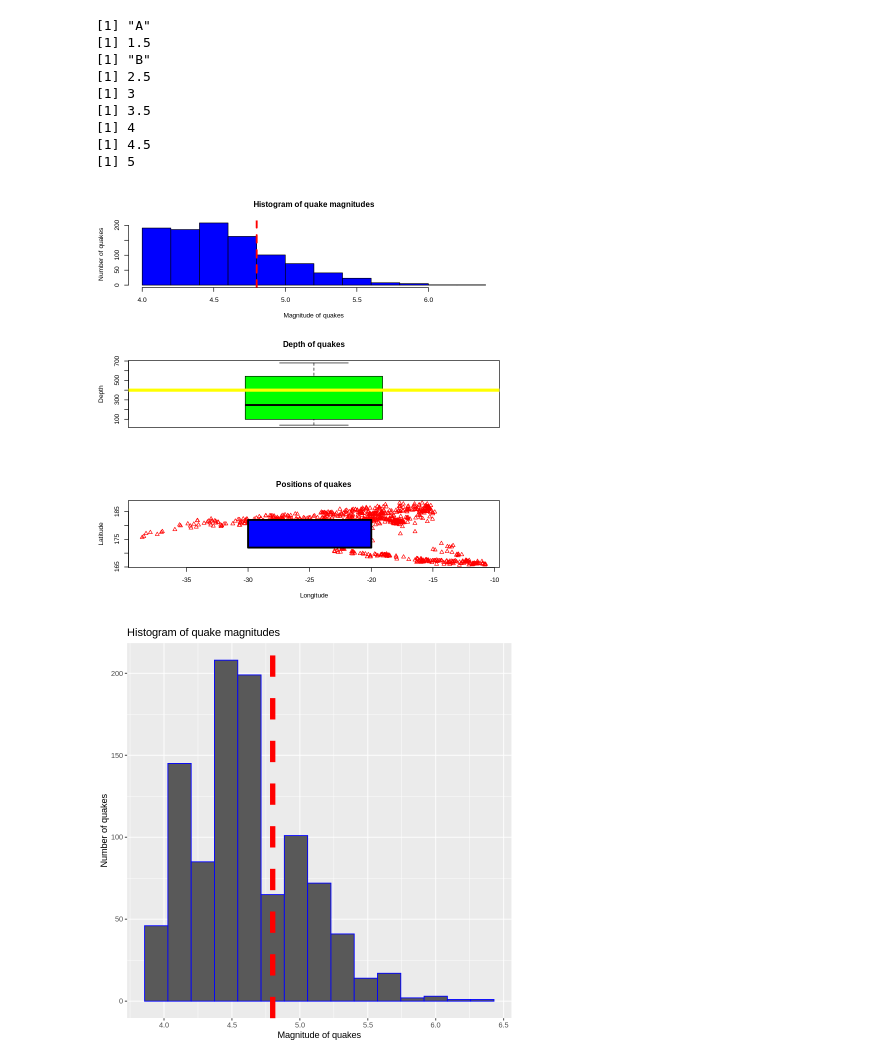
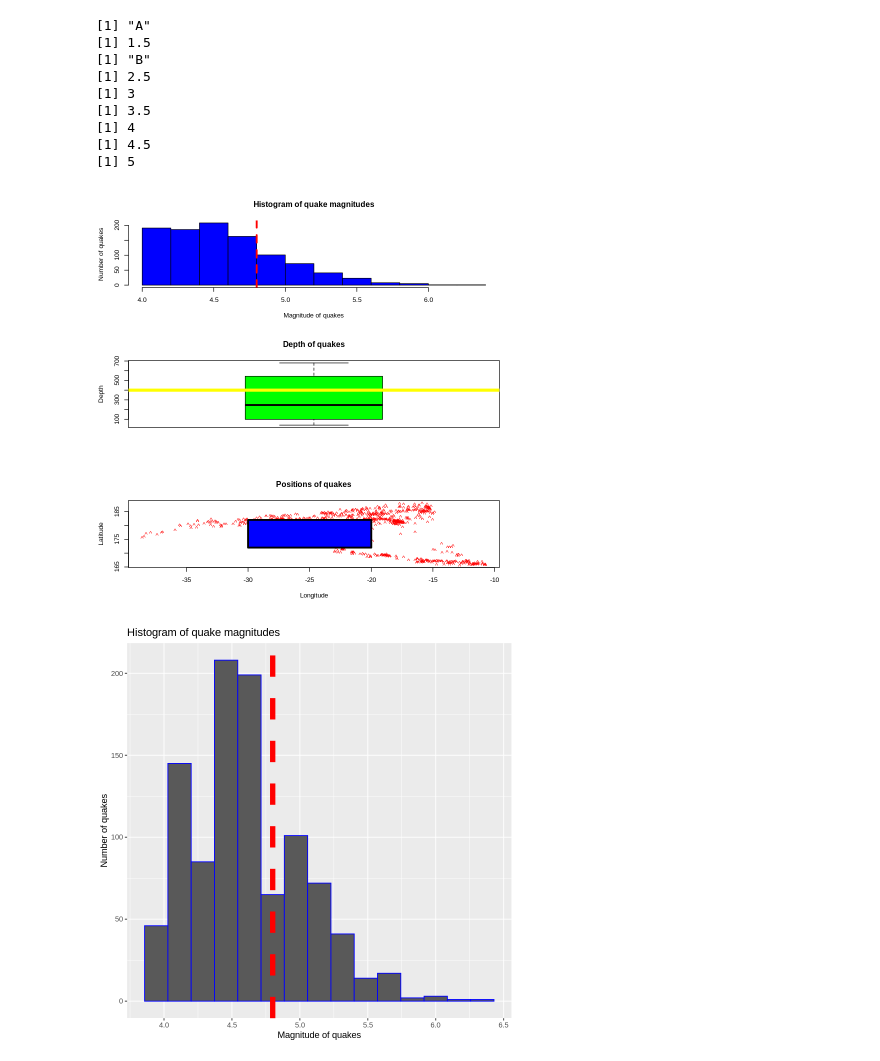
Before and after one commit to cherniaky/PA, a Jupyter notebook: cvik2-ZakladyR.ipynb, the cells around one changed output. Drawn from its saved outputs; the diff is of its cells as text; code cells hidden in the pictures.

```diff
--- a/cvik2-ZakladyR.ipynb
+++ b/cvik2-ZakladyR.ipynb
@@ -210,18 +227,18 @@ func(c = 1, d = 2, n = 5)
 # %%
 data(quakes)
 
 par(mfrow = c(3, 1))
 
 hist(quakes$mag, breaks = 15, col = "blue", main = "Histogram of quake magnitudes", xlab = "Magnitude of quakes", ylab = "Number of quakes")
 abline(v = 4.8, lty = 2, col = "red", lwd = 3)
 
 boxplot(quakes$depth, col = "green", main = "Depth of quakes", ylab = "Depth")
 abline(h = 400, col = "yellow", lwd = 5)
 
-plot(quakes$lat, quakes$long, type = "p", pch = 24, col = "red", main = "Positions of quakes", xlab = "Longitude", ylab = "Latitude")
+plot(quakes$lat, quakes$long, type = "p", pch = "^", col = "red", main = "Positions of quakes", xlab = "Longitude", ylab = "Latitude")
 rect(-30, 172, -20, 182, col = "blue", lwd = 3)
 # %% [output]
-[figure, old version]
+[figure, new version]
 # %%
 ggplot(quakes, aes(mag)) +
   geom_histogram(bins = 15, color = "blue") +
```
Also changed, not shown: parts of 7 cells of this notebook, 4 other files.
